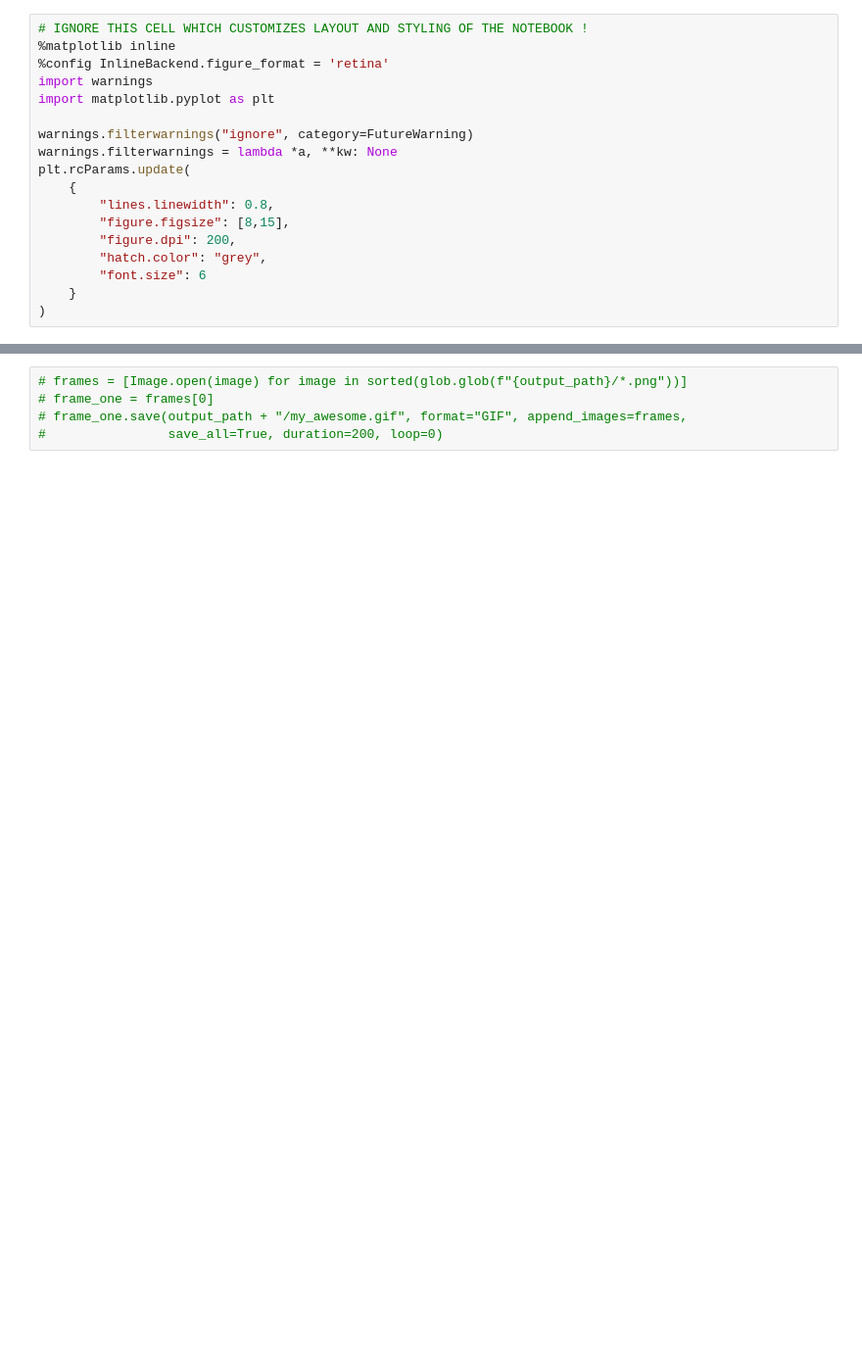
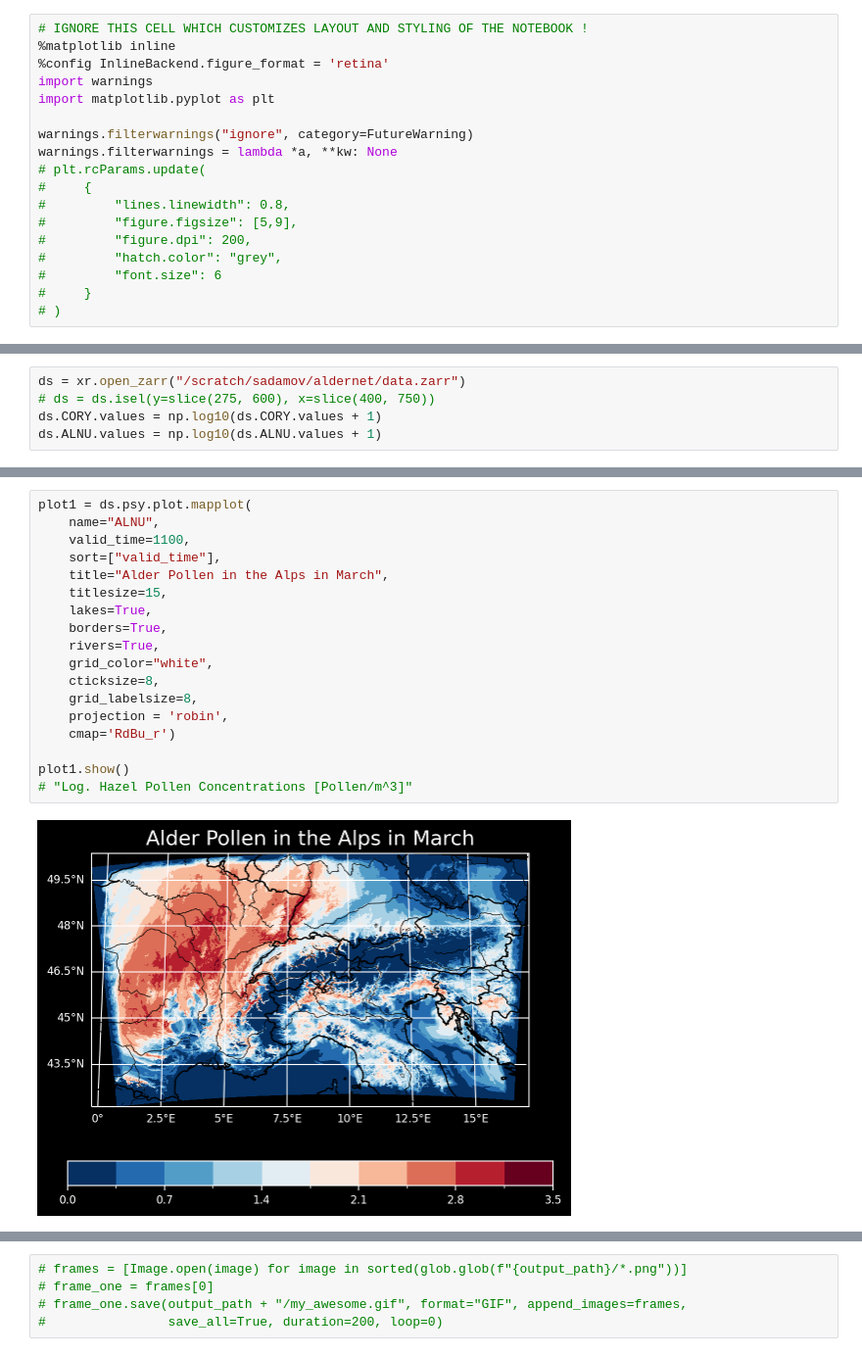
Before and after one commit to MeteoSwiss/aldernet, a Jupyter notebook: notebooks/plots.ipynb, the cells around one changed output, grey strips where cells are left out. Shown at 98% size. Saved outputs shown, nothing was run; the diff lists cells and outputs as text; blank space fills up the shorter version.

Commit message:
nicer plots with iconarray

```diff
--- a/notebooks/plots.ipynb
+++ b/notebooks/plots.ipynb
@@ -7,15 +7,15 @@ import matplotlib.pyplot as plt
 
 warnings.filterwarnings("ignore", category=FutureWarning)
 warnings.filterwarnings = lambda *a, **kw: None
-plt.rcParams.update(
-    {
-        "lines.linewidth": 0.8,
-        "figure.figsize": [8,15],
-        "figure.dpi": 200,
-        "hatch.color": "grey",
-        "font.size": 6
-    }
-)
+# plt.rcParams.update(
+#     {
+#         "lines.linewidth": 0.8,
+#         "figure.figsize": [5,9],
+#         "figure.dpi": 200,
+#         "hatch.color": "grey",
+#         "font.size": 6
+#     }
+# )
 # %%
 import os
 from pyprojroot import here
@@ -45,0 +36,5 @@ hihihihi
+# %%
+ds = xr.open_zarr("/scratch/sadamov/aldernet/data.zarr")
+# ds = ds.isel(y=slice(275, 600), x=slice(400, 750))
+ds.CORY.values = np.log10(ds.CORY.values + 1)
+ds.ALNU.values = np.log10(ds.ALNU.values + 1)
@@ -45,0 +63,20 @@ hihihihi
+# %%
+plot1 = ds.psy.plot.mapplot(
+    name="ALNU",
+    valid_time=1100,
+    sort=["valid_time"],
+    title="Alder Pollen in the Alps in March",
+    titlesize=15,
+    lakes=True,
+    borders=True,
+    rivers=True,
+    grid_color="white",
+    cticksize=8,
+    grid_labelsize=8,
+    projection = 'robin',
+    cmap='RdBu_r')
+
+plot1.show()
+# "Log. Hazel Pollen Concentrations [Pollen/m^3]"
+# %% [output]
+[figure, added]
```
Also changed, not shown: parts of 11 cells of this notebook, 1 other file.
